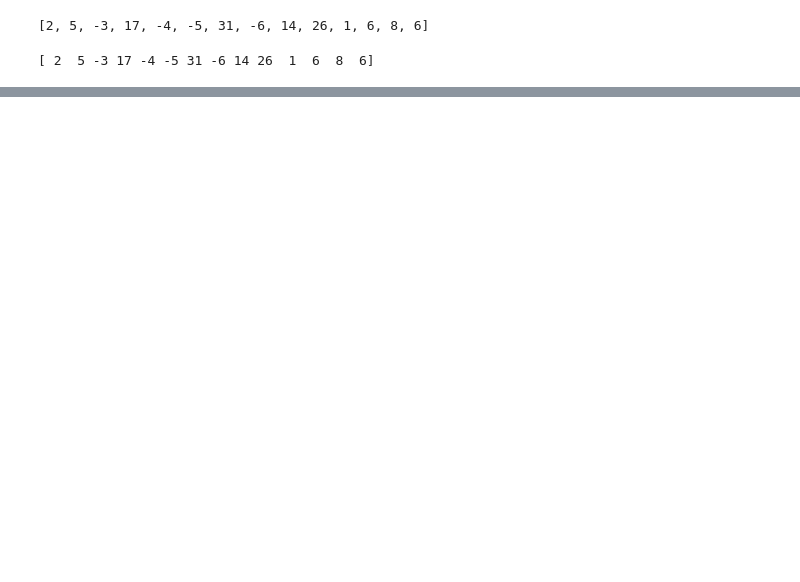
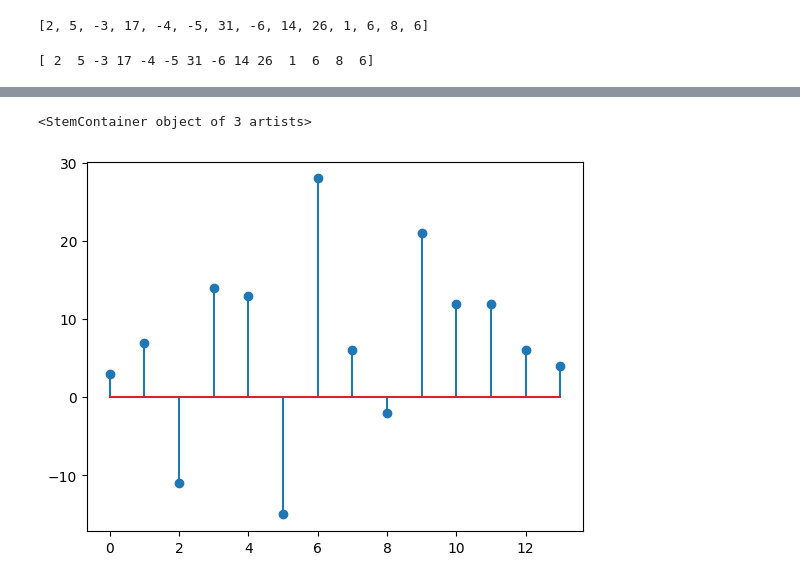
Before and after one commit to ParasKore2003/DSP, a Jupyter notebook: 21ECE1024.ipynb, the cells around one changed output, grey strips where cells are left out. Cells and saved outputs as stored; diff of their text form; code cells hidden in the pictures; blank space fills up the shorter version.

```diff
--- a/21ECE1024.ipynb
+++ b/21ECE1024.ipynb
@@ -17,13 +17,15 @@ import numpy as np
 import random
 from collections import deque
 # %%
-#To make the convolution function(not yet completed)
-def convo(x,y,size,x_s,y_s):
+#To make the convolution function
+def convo(x,y):
     z=[]
-    z.append(x[0]*y[0])
-    for n in range(1,size):
+    size_x = len(x)
+    size_y = len(y)
+    size = size_x + size_y -1
+    for n in range(0,size):
         sum = 0
-        for i in range(max(0,n-y_s+1),min(x_s-1,n)+1):
+        for i in range(max(0,n-size_y+1),min(size_x-1,n)+1):
             sum+=(x[i]*y[n-i])
         z.append(sum)
     return z
@@ -51,3 +49,10 @@ plt.stem(gamma_xy)
+# %%
+#cross correlation
+Gamma_xy = (convo(x,np.flip(y)))
+plt.stem(Gamma_xy)
+# %% [output]
+<StemContainer object of 3 artists>
+[figure, added]
 # %%
 #auto correlation
 gamma_xx = (np.convolve(x,np.flip(x)))
```
Also changed, not shown: parts of 13 cells of this notebook.
